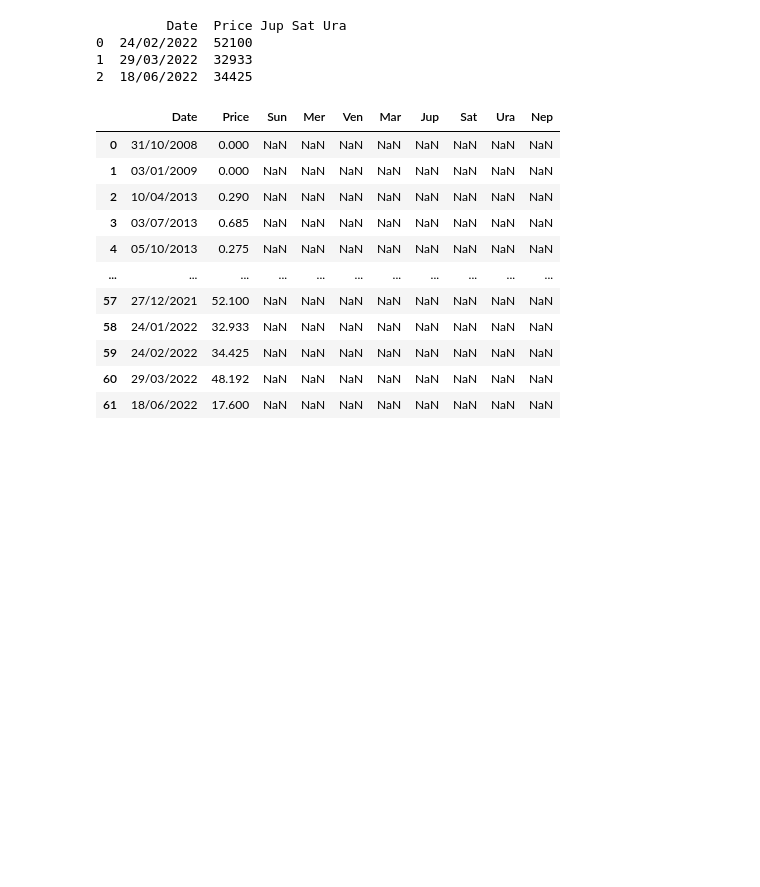
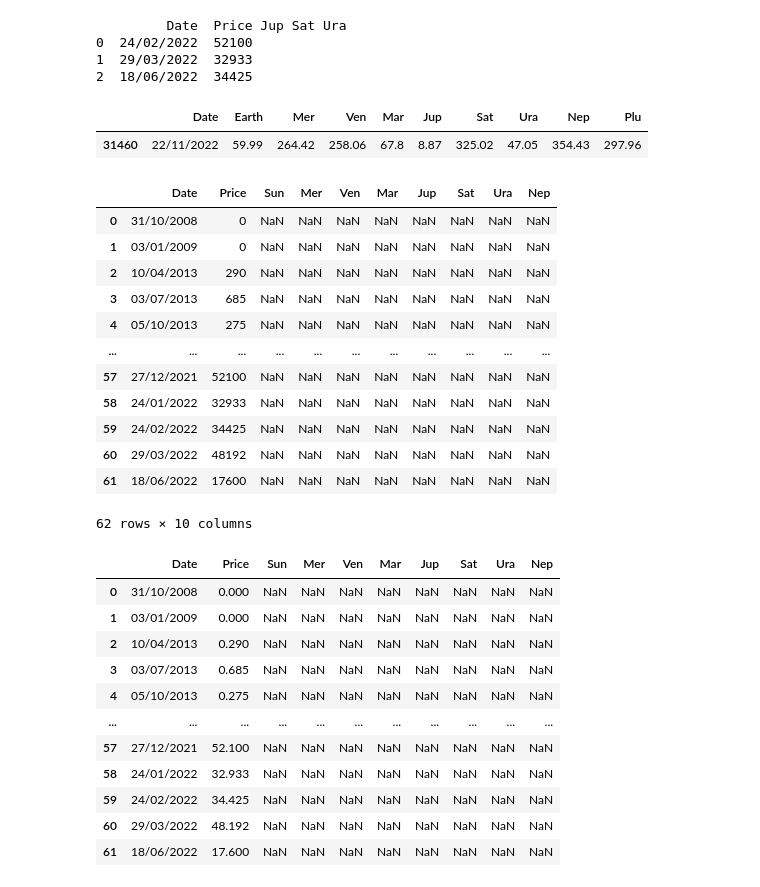
Before and after one commit to amirlehmam/MEMOIREPROPRE, a Jupyter notebook: PIPELINE.ipynb, the cells around one changed output. Cells and saved outputs as stored; diff of their text form; code cells hidden in the pictures; blank space fills up the shorter version.

```diff
--- a/PIPELINE.ipynb
+++ b/PIPELINE.ipynb
@@ -4318,8 +4318,31 @@ print(df)
 0  24/02/2022  52100
 1  29/03/2022  32933
 2  18/06/2022  34425
+# %%
+selected_date = '22/11/2022'
+
+flu = helio[helio.Date == selected_date]
+flu
+# %% [output]
+|  | Date | Earth | Mer | Ven | Mar | Jup | Sat | Ura | Nep | Plu |
+| 31460 | 22/11/2022 | 59.99 | 264.42 | 258.06 | 67.8 | 8.87 | 325.02 | 47.05 | 354.43 | 297.96 |
 # %%
 pa = priceadd
+pa
+# %% [output]
+|  | Date | Price | Sun | Mer | Ven | Mar | Jup | Sat | Ura | Nep |
+| 0 | 31/10/2008 | 0 | NaN | NaN | NaN | NaN | NaN | NaN | NaN | NaN |
+| 1 | 03/01/2009 | 0 | NaN | NaN | NaN | NaN | NaN | NaN | NaN | NaN |
+| 2 | 10/04/2013 | 290 | NaN | NaN | NaN | NaN | NaN | NaN | NaN | NaN |
+| 3 | 03/07/2013 | 685 | NaN | NaN | NaN | NaN | NaN | NaN | NaN | NaN |
+| 4 | 05/10/2013 | 275 | NaN | NaN | NaN | NaN | NaN | NaN | NaN | NaN |
+| ... | ... | ... | ... | ... | ... | ... | ... | ... | ... | ... |
+| 57 | 27/12/2021 | 52100 | NaN | NaN | NaN | NaN | NaN | NaN | NaN | NaN |
+| 58 | 24/01/2022 | 32933 | NaN | NaN | NaN | NaN | NaN | NaN | NaN | NaN |
+| 59 | 24/02/2022 | 34425 | NaN | NaN | NaN | NaN | NaN | NaN | NaN | NaN |
+| 60 | 29/03/2022 | 48192 | NaN | NaN | NaN | NaN | NaN | NaN | NaN | NaN |
+| 61 | 18/06/2022 | 17600 | NaN | NaN | NaN | NaN | NaN | NaN | NaN | NaN |
+62 rows × 10 columns
 # %%
 pa1000 = priceadd
 pa1000['Price'] = pa1000['Price'] / 1000
```
Also changed, not shown: parts of 16 cells of this notebook.
